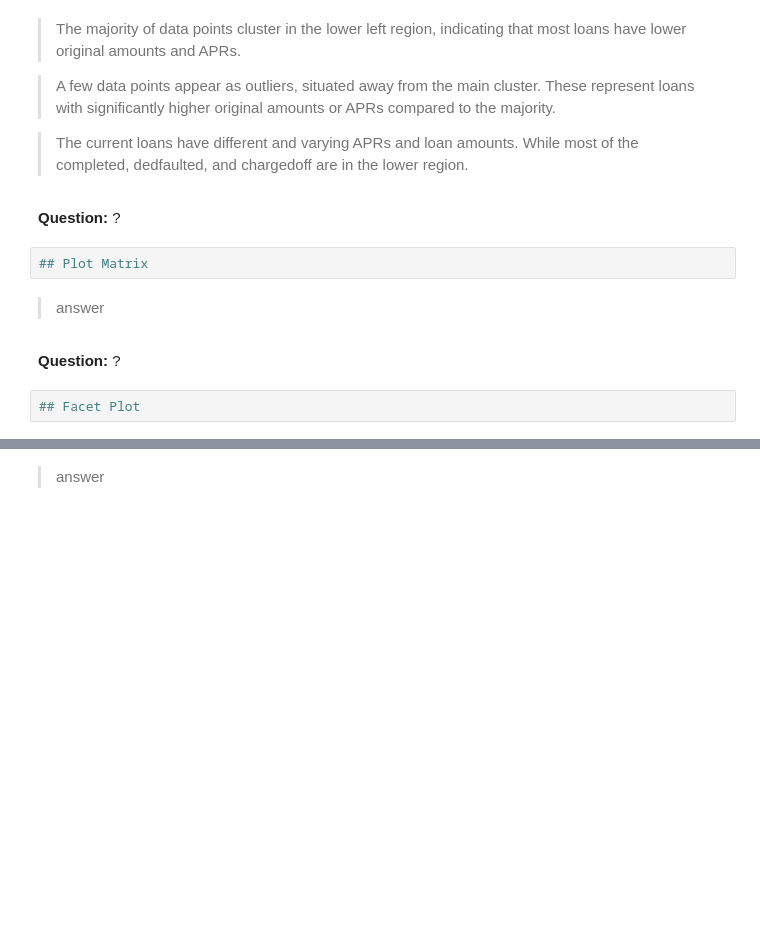
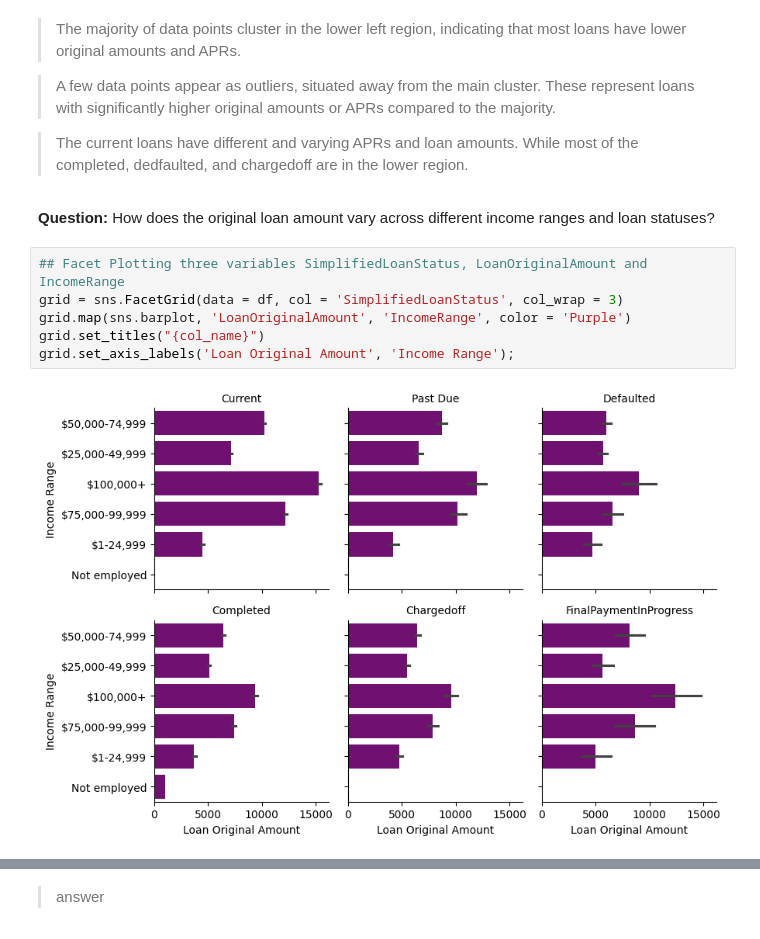
Before and after one commit to sondosaabed/Prosper-Loan-Analysis, a Jupyter notebook: Part_I_exploration.ipynb, the cells around one changed output, grey strips where cells are left out. Saved outputs shown, nothing was run; the diff lists cells and outputs as text; blank space fills up the shorter version.

Commit message:
Add second multivariate facet gird to investigate status with income range and loan status

```diff
--- a/Part_I_exploration.ipynb
+++ b/Part_I_exploration.ipynb
@@ -694,13 +694,13 @@ plt.legend(title = 'Loan Status', loc='upper right');
 > A few data points appear as outliers, situated away from the main cluster. These represent loans with significantly higher original amounts or APRs compared to the majority.
 
 > The current loans have different and varying APRs and loan amounts. While most of the completed, dedfaulted, and chargedoff are in the lower region.
-# %% [markdown]
-**Question:** ?
-# %%
-## Plot Matrix
-# %% [markdown]
-> answer
 # %% [markdown]
-**Question:** ?
+**Question:** How does the original loan amount vary across different income ranges and loan statuses?
 # %%
-## Facet Plot
+## Facet Plotting three variables SimplifiedLoanStatus, LoanOriginalAmount and IncomeRange
+grid = sns.FacetGrid(data = df, col = 'SimplifiedLoanStatus', col_wrap = 3)
+grid.map(sns.barplot, 'LoanOriginalAmount', 'IncomeRange', color = 'Purple')
+grid.set_titles("{col_name}")
+grid.set_axis_labels('Loan Original Amount', 'Income Range');
+# %% [output]
+[figure, added]
```
Also changed, not shown: parts of 3 cells of this notebook.
